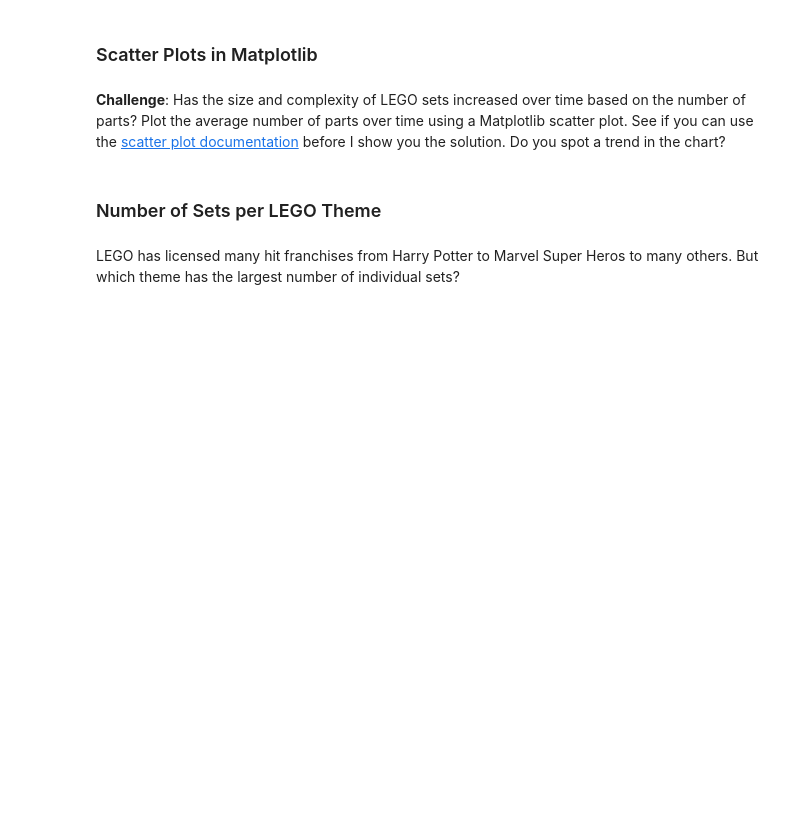
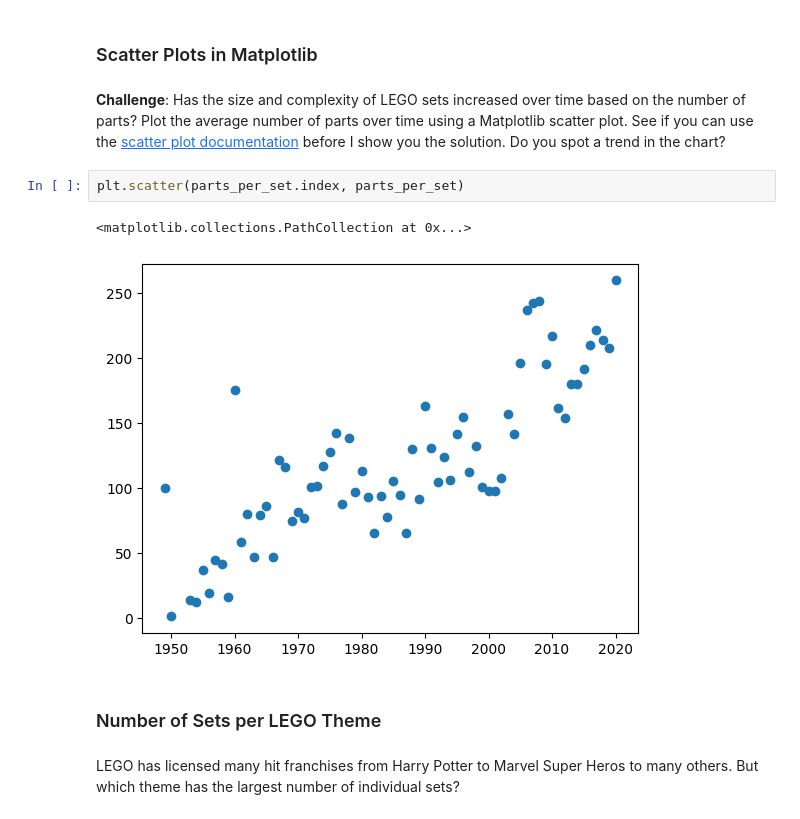
Before and after one commit to yakubszatkowski/100-days-python, a Jupyter notebook: Day 73 - Aggregate & Merge data with Pandas - Lego dataset/Lego_Analysis_for_Course_(start).ipynb, the cells around one changed output. Cells and saved outputs as stored; diff of their text form; blank space fills up the shorter version.

```diff
--- a/Day 73 - Aggregate & Merge data with Pandas - Lego dataset/Lego_Analysis_for_Course_(start).ipynb
+++ b/Day 73 - Aggregate & Merge data with Pandas - Lego dataset/Lego_Analysis_for_Course_(start).ipynb
@@ -358,6 +352,11 @@ parts_per_set
 ### Scatter Plots in Matplotlib
 # %% [markdown]
 **Challenge**: Has the size and complexity of LEGO sets increased over time based on the number of parts? Plot the average number of parts over time using a Matplotlib scatter plot. See if you can use the [scatter plot documentation](https://matplotlib.org/3.1.0/api/_as_gen/matplotlib.pyplot.scatter.html) before I show you the solution. Do you spot a trend in the chart?
+# %%
+plt.scatter(parts_per_set.index, parts_per_set)
+# %% [output]
+<matplotlib.collections.PathCollection at 0x...>
+[figure, added]
 # %% [markdown]
 ### Number of Sets per LEGO Theme
 # %% [markdown]
```
Also changed, not shown: parts of 25 cells of this notebook, 8 other files.
